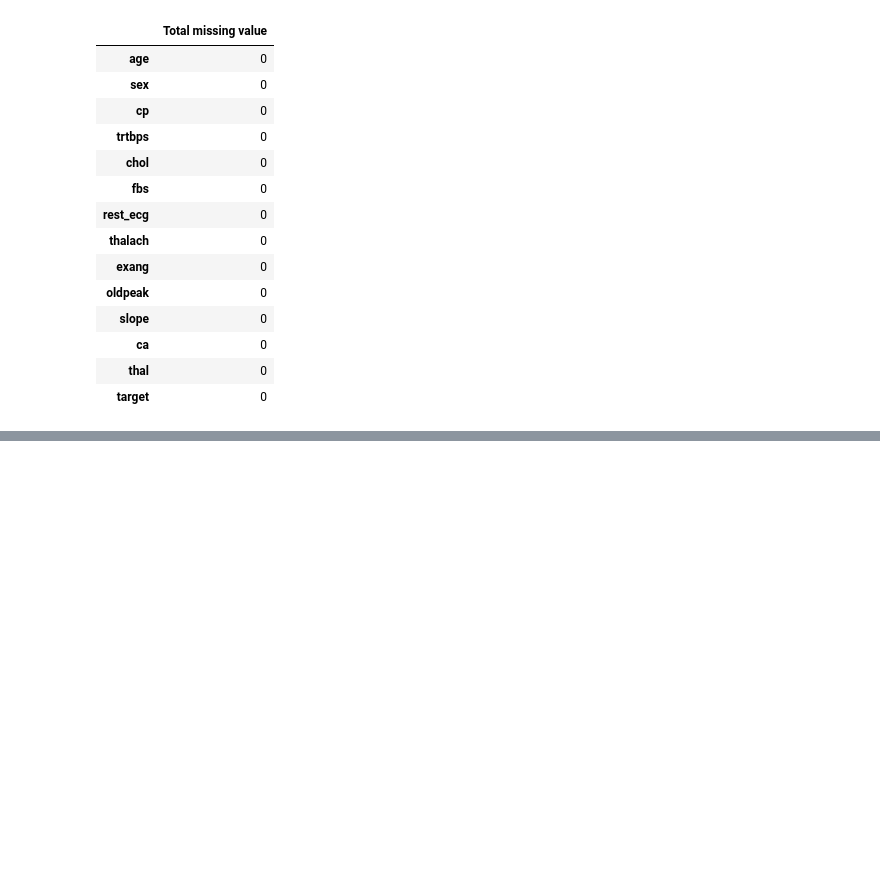
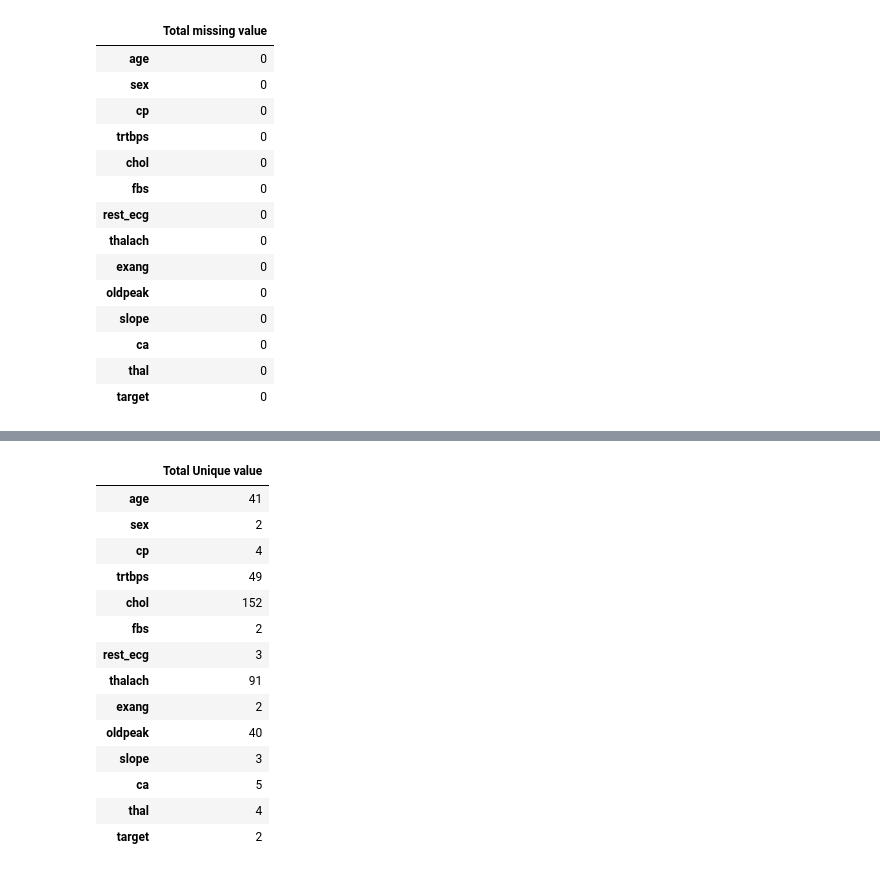
Before and after one commit to quangminh206lnh-collab/Practice_heart_prediction_attack-, a Jupyter notebook: heart_attack_prediction.ipynb, the cells around one changed output, grey strips where cells are left out. Cells and saved outputs as stored; diff of their text form; code cells hidden in the pictures; blank space fills up the shorter version.

Commit message:
V8_EXAMINING UNIQUE VALUE

```diff
--- a/heart_attack_prediction.ipynb
+++ b/heart_attack_prediction.ipynb
@@ -227,0 +235,23 @@ ModuleNotFoundError: No module named 'missingno'
+# %%
+unique_num = []
+for i in df.columns:
+    x = df[i].value_counts().count()
+    unique_num.append(x)
+
+pd.DataFrame(unique_num, index = df.columns, columns=["Total Unique value"])
+# %% [output]
+|  | Total Unique value |
+| age | 41 |
+| sex | 2 |
+| cp | 4 |
+| trtbps | 49 |
+| chol | 152 |
+| fbs | 2 |
+| rest_ecg | 3 |
+| thalach | 91 |
+| exang | 2 |
+| oldpeak | 40 |
+| slope | 3 |
+| ca | 5 |
+| thal | 4 |
+| target | 2 |
```
Also changed, not shown: parts of 4 cells of this notebook.
